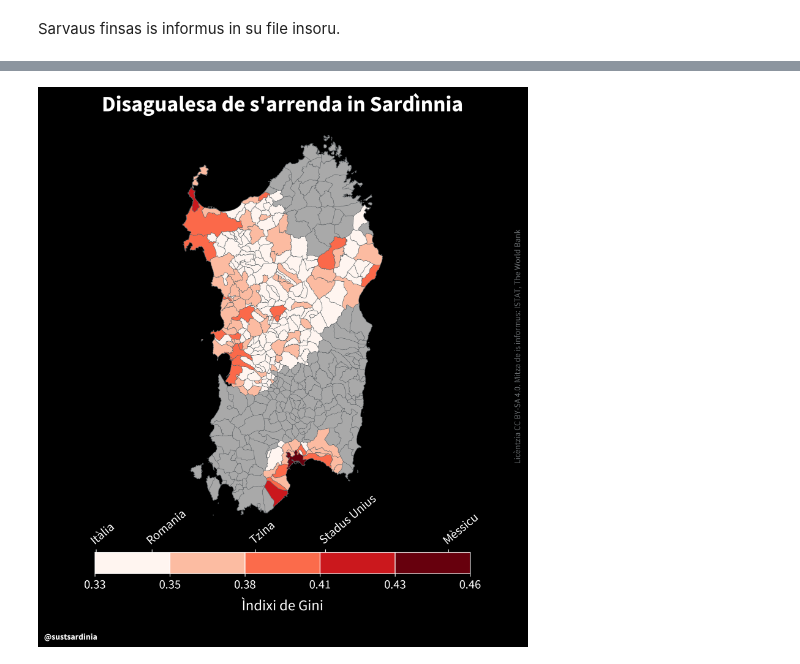
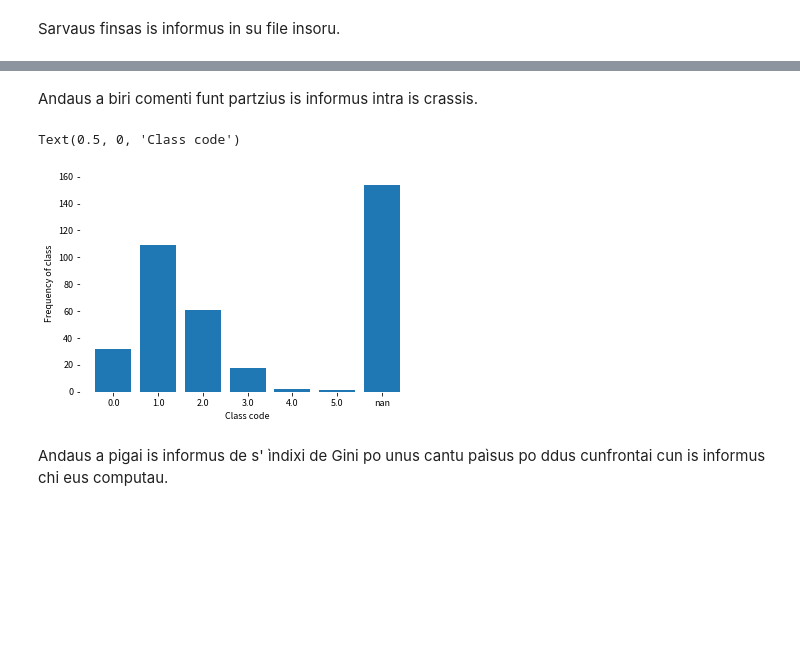
Before and after one commit to sustainablesardinia/educational-poverty, a Jupyter notebook: Gini.ipynb, the cells around one changed output, grey strips where cells are left out. Drawn from its saved outputs; the diff is of its cells as text; code cells hidden in the pictures; blank space fills up the shorter version.

```diff
--- a/Gini.ipynb
+++ b/Gini.ipynb
@@ -303,9 +204,18 @@ def _plot_whole_map(df, title, label_title, missing_label, info, lang='srd', cla
-# %%
-_plot_whole_map(gini_map,
-                title="Disagualesa de s'arrenda in Sardìnnia",
-                label_title="Ìndixi de Gini",
-                missing_label="Amancant informus",
-                lang='srd',
-                info="Licèntzia CC BY-SA 4.0. Mitza de is informus: ISTAT, The World Bank")
-# %% [output]
-[figure, removed]
+# %% [markdown]
+Andaus a biri comenti funt partzius is informus intra is crassis.
+# %%
+import matplotlib.pyplot as plt
+import matplotlib
+
+class_labels, class_counts = np.unique(gini_map['Class'], return_counts=True)
+class_labels = [str(c) for c in class_labels]
+plt.bar(class_labels, class_counts, align='center')
+plt.gca().set_xticks(class_labels)
+plt.ylabel("Frequency of class")
+plt.xlabel("Class code")
+# %% [output]
+Text(0.5, 0, 'Class code')
+[figure, added]
+# %% [markdown]
+Andaus a pigai is informus de s' ìndixi de Gini po unus cantu paìsus po ddus cunfrontai
+cun is informus chi eus computau.
```
Also changed, not shown: parts of 27 cells of this notebook, 10 other files.
